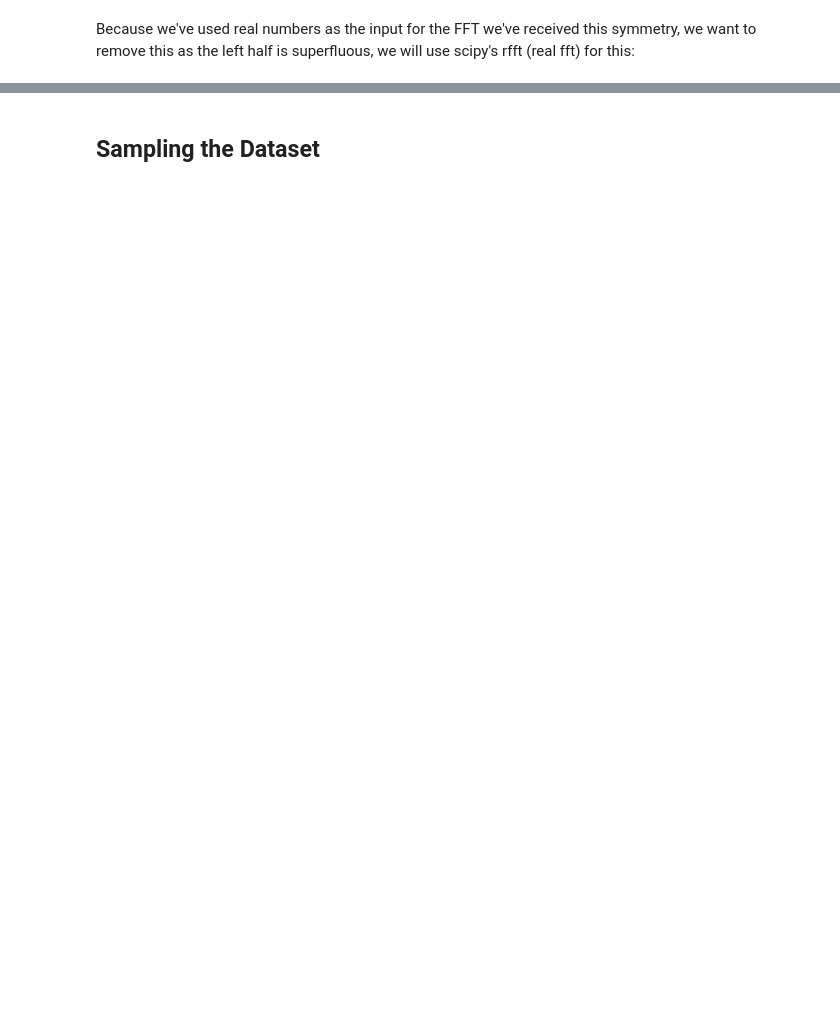
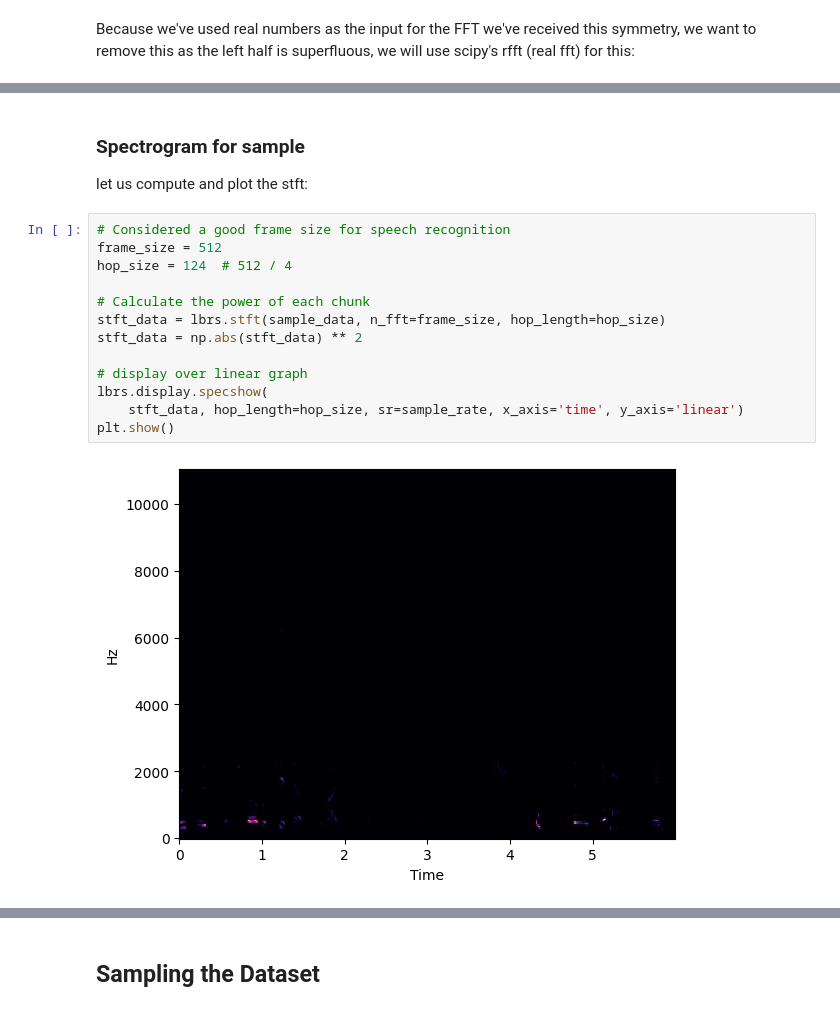
Before and after one commit to ramwtz/data-science-project, a Jupyter notebook: draft/basic_model_train.ipynb, the cells around one changed output, grey strips where cells are left out. Saved outputs shown, nothing was run; the diff lists cells and outputs as text; blank space fills up the shorter version.

```diff
--- a/draft/basic_model_train.ipynb
+++ b/draft/basic_model_train.ipynb
@@ -324,0 +337,18 @@ time: 330 ms (started: 2023-09-24 17:08:32 +00:00)
+# %% [markdown]
+### Spectrogram for sample
+let us compute and plot the stft:
+# %%
+# Considered a good frame size for speech recognition
+frame_size = 512
+hop_size = 124  # 512 / 4
+
+# Calculate the power of each chunk
+stft_data = lbrs.stft(sample_data, n_fft=frame_size, hop_length=hop_size)
+stft_data = np.abs(stft_data) ** 2
+
+# display over linear graph
+lbrs.display.specshow(
+    stft_data, hop_length=hop_size, sr=sample_rate, x_axis='time', y_axis='linear')
+plt.show()
+# %% [output]
+[figure, added]
```
Also changed, not shown: parts of 38 cells of this notebook.
